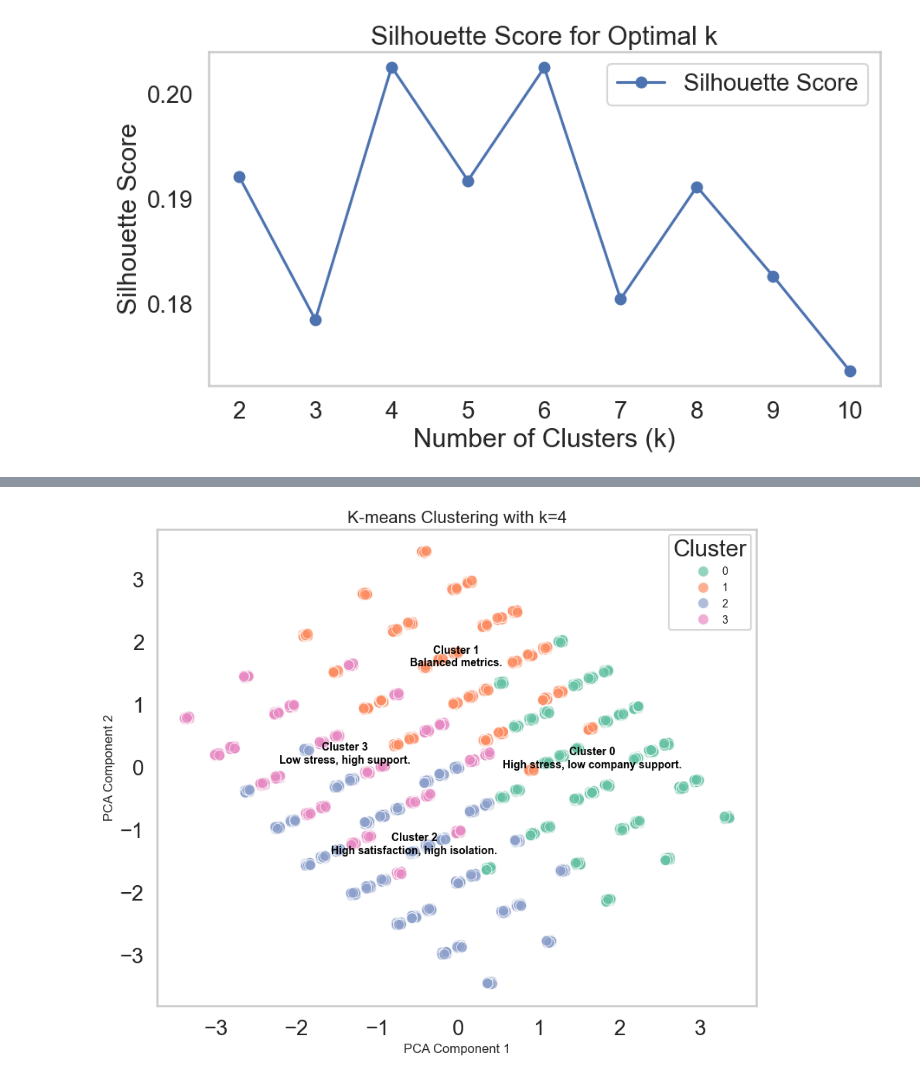
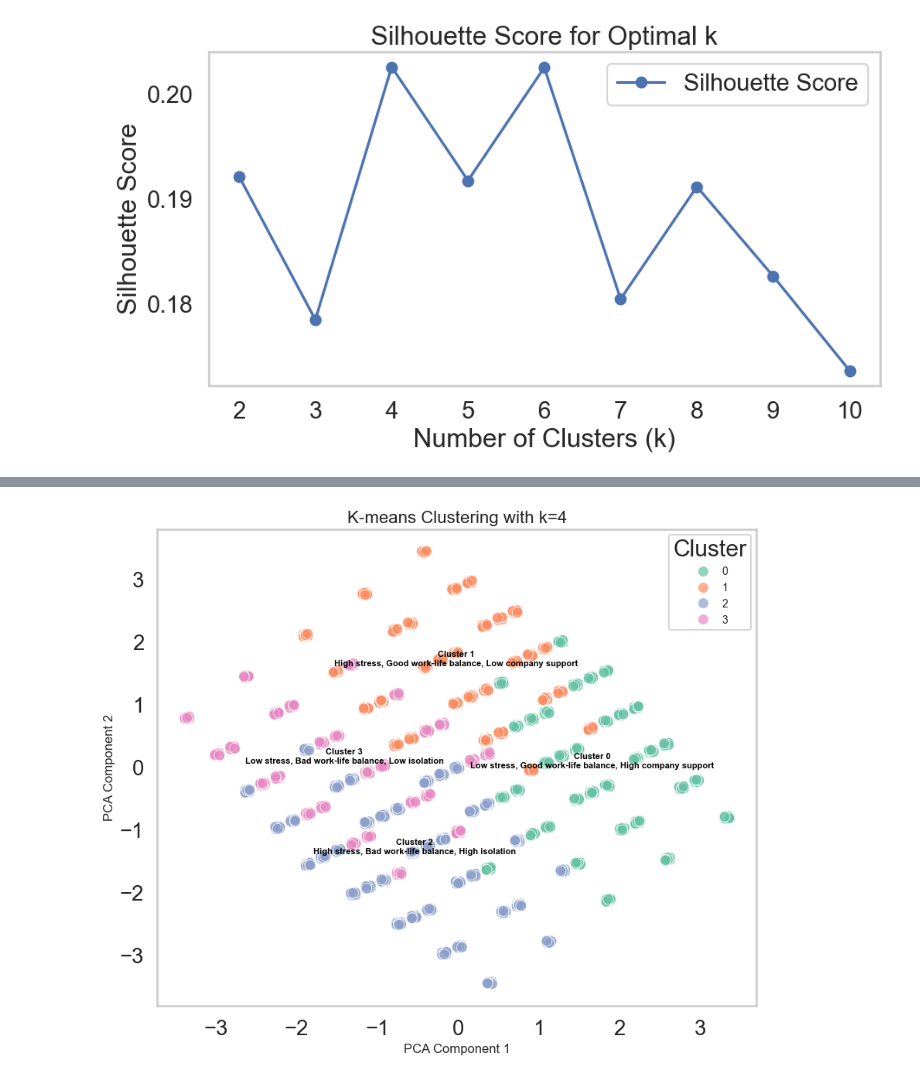
Before and after one commit to daria-sav/DS-RemoteWork-Wellbeing, a Jupyter notebook: notebooks/KMeans_Clustering_Analysis.ipynb, the cells around one changed output, grey strips where cells are left out. Cells and saved outputs as stored; diff of their text form; code cells hidden in the pictures.

Commit message:
Added dynamic cluster descriptions

```diff
--- a/notebooks/KMeans_Clustering_Analysis.ipynb
+++ b/notebooks/KMeans_Clustering_Analysis.ipynb
@@ -145,7 +145,7 @@ plt.show()
 # Set the optimal number of clusters based on the above analysis
 optimal_k = 4
 kmeans = KMeans(n_clusters=optimal_k, random_state=42)
-data_for_clustering['Cluster'] = kmeans.fit_predict(data_for_clustering)
+data_for_clustering['Cluster'] = kmeans.fit_predict(data_for_clustering[selected_columns])
 
 print("Clustered Data Sample:")
 data_for_clustering.head()
@@ -160,42 +160,59 @@ Clustered Data Sample:
 # %%
 # Step 5: Visualize Clusters with PCA
 
 # Initialize PCA and transform data
 pca = PCA(n_components=2)
-pca_result = pca.fit_transform(data_for_clustering.drop(columns=['Cluster']))
+pca_result = pca.fit_transform(data_for_clustering[selected_columns])
 
 # Add PCA results to the dataset
 data_for_clustering['PCA1'] = pca_result[:, 0]
 data_for_clustering['PCA2'] = pca_result[:, 1]
 
 # Plot the clusters
 plt.figure(figsize=(10, 8))
 sns.scatterplot(
     x='PCA1', y='PCA2', hue='Cluster', data=data_for_clustering,
     palette='Set2', s=100, alpha=0.7
 )
 plt.title('K-means Clustering with k=4', fontsize=16)
 plt.xlabel('PCA Component 1', fontsize=12)
 plt.ylabel('PCA Component 2', fontsize=12)
 plt.legend(title='Cluster', fontsize=10, loc='upper right')
 
-# Annotate clusters
-annotations = {
-    0: "High stress, low company support.",
-    1: "Balanced metrics.",
-    2: "High satisfaction, high isolation.",
-    3: "Low stress, high support."
-}
+# Dynamic annotation of clusters based on their characteristics
+cluster_summary = data_for_clustering.groupby('Cluster')[selected_columns].mean()
+annotations = {}
+for cluster_id, row in cluster_summary.iterrows():
+    descriptions = []
+    if row['Stress_Level'] > 1.0:
+        descriptions.append("High stress")
+    if row['Stress_Level'] < 1.0:
+        descriptions.append("Low stress")
+    if row['Work_Life_Balance_Rating'] > 3:
+        descriptions.append("Good work-life balance")
+    if row['Work_Life_Balance_Rating'] < 1:
+        descriptions.append("Bad work-life balance")
+    if row['Social_Isolation_Rating'] > 3:
+        descriptions.append("High isolation")
+    if row['Social_Isolation_Rating'] < 1:
+        descriptions.append("Low isolation")
+    if row['Company_Support_for_Remote_Work'] > 3:
+        descriptions.append("High company support")
+    if row['Company_Support_for_Remote_Work'] < 1.5:
+        descriptions.append("Low company support")
+    annotations[cluster_id] = ', '.join(descriptions) or "Balanced metrics"
+
+# Annotate the clusters
 for cluster_id, annotation in annotations.items():
     cluster_data = data_for_clustering[data_for_clustering['Cluster'] == cluster_id]
     mean_x, mean_y = cluster_data['PCA1'].mean(), cluster_data['PCA2'].mean()
     plt.text(mean_x, mean_y, f"Cluster {cluster_id}\n{annotation}",
-             fontsize=10, weight='bold', ha='center', color='black')
+             fontsize=8, weight='bold', ha='center', color='black')
 
 plt.grid()
 plt.show()
 # %% [output]
-[figure, old version]
+[figure, new version]
 # %%
 # **Step 6: Analyze Cluster Characteristics**
 
```
Also changed, not shown: parts of 1 cell of this notebook.
